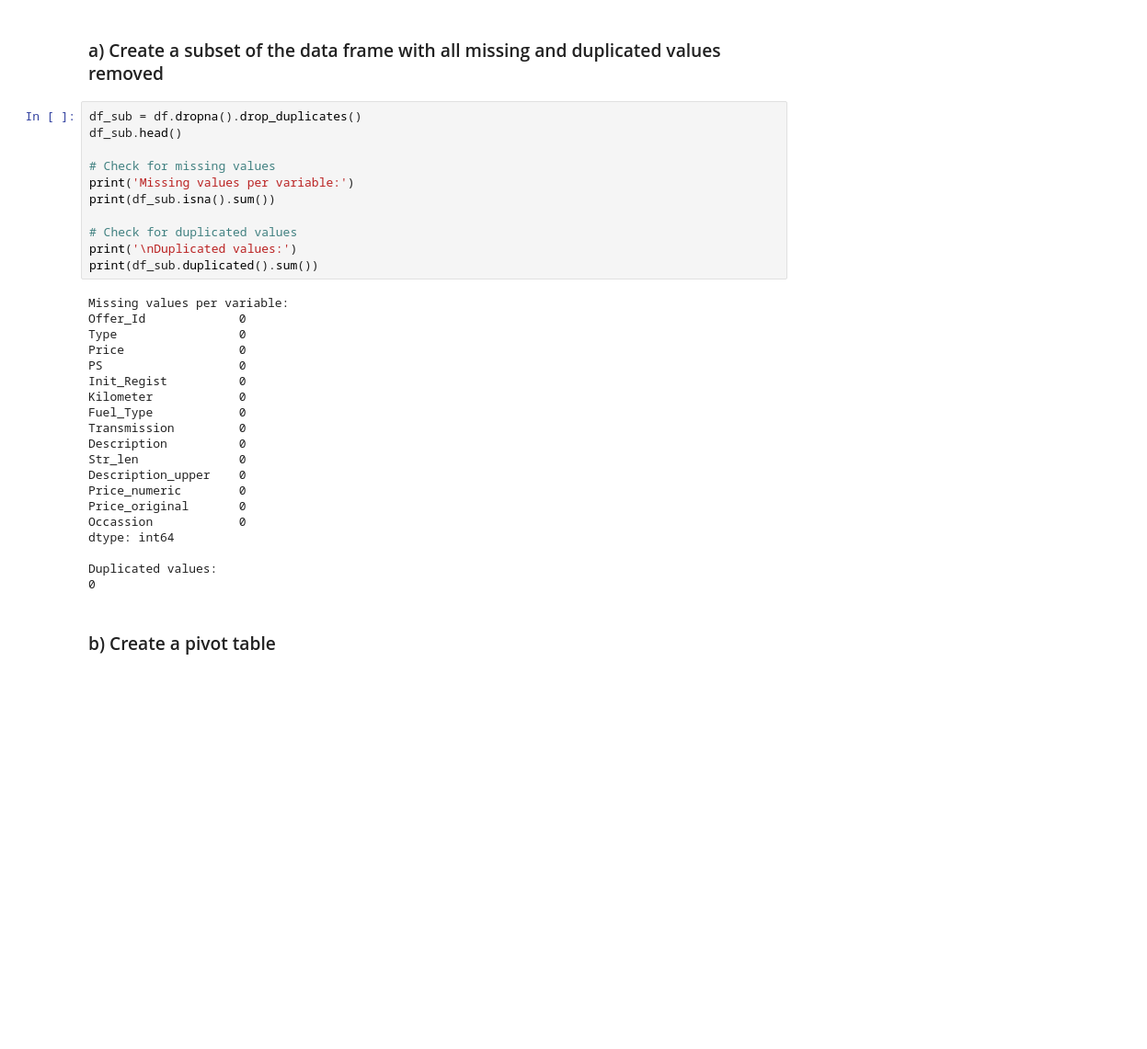
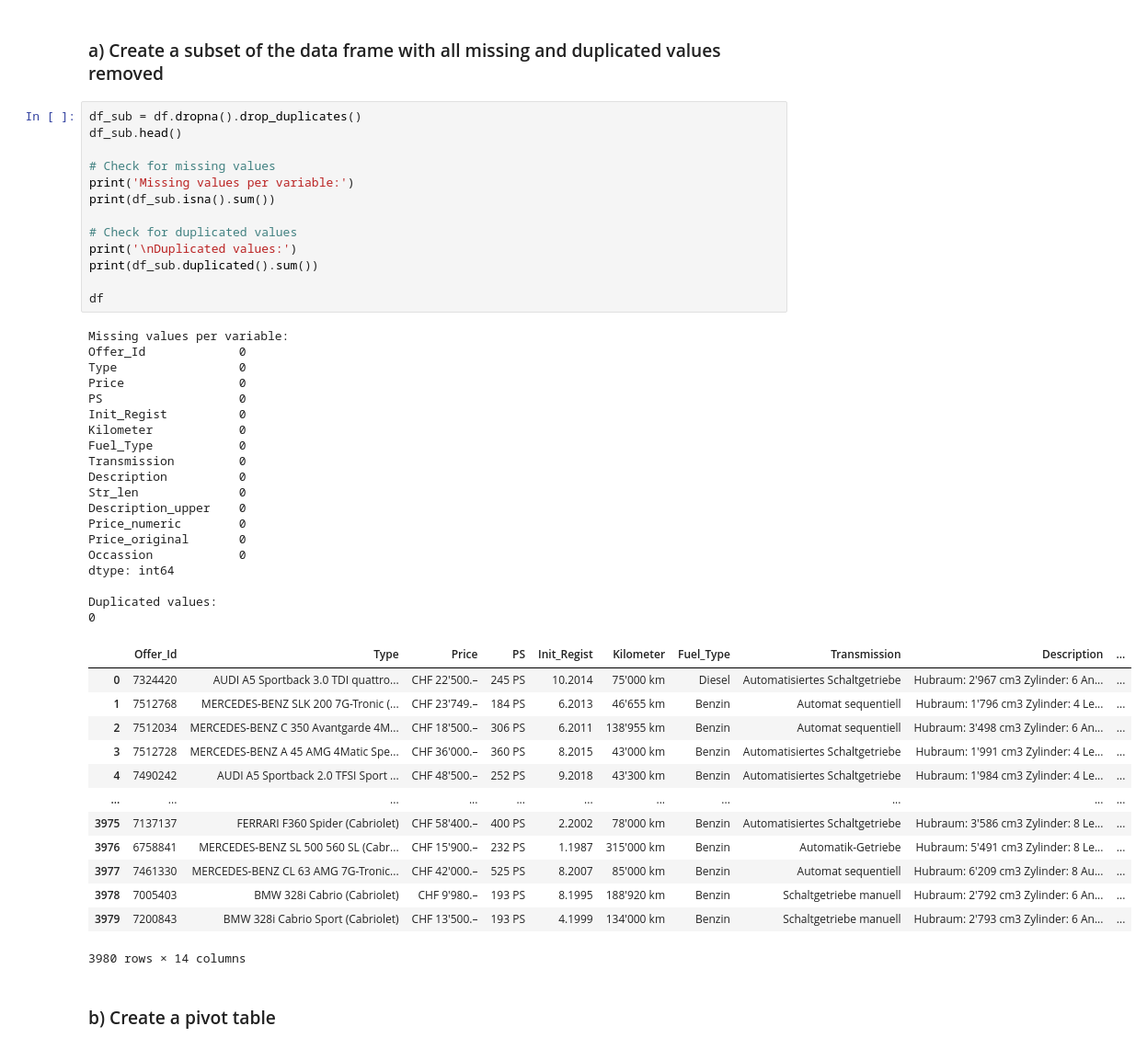
Before and after one commit to husicabe/data_analytics, a Jupyter notebook: GK/Week_03/solution_data_preparation.ipynb, the cells around one changed output. Shown at 92% size. Drawn from its saved outputs; the diff is of its cells as text; blank space fills up the shorter version.

```diff
--- a/GK/Week_03/solution_data_preparation.ipynb
+++ b/GK/Week_03/solution_data_preparation.ipynb
@@ -143,33 +143,48 @@ df.head()
 df_sub = df.dropna().drop_duplicates()
 df_sub.head()
 
 # Check for missing values
 print('Missing values per variable:')
 print(df_sub.isna().sum())
 
 # Check for duplicated values
 print('\nDuplicated values:')
 print(df_sub.duplicated().sum())
+
+df
 # %% [output]
 Missing values per variable:
 Offer_Id             0
 Type                 0
 Price                0
 PS                   0
 Init_Regist          0
 Kilometer            0
 Fuel_Type            0
 Transmission         0
 Description          0
 Str_len              0
 Description_upper    0
 Price_numeric        0
 Price_original       0
 Occassion            0
 dtype: int64
 
 Duplicated values:
 0
+|  | Offer_Id | Type | Price | PS | Init_Regist | Kilometer | Fuel_Type | Transmission | Description | ... |
+| 0 | 7324420 | AUDI A5 Sportback 3.0 TDI quattro... | CHF 22'500.– | 245 PS | 10.2014 | 75'000 km | Diesel | Automatisiertes Schaltgetriebe | Hubraum: 2'967 cm3 Zylinder: 6 An... | ... |
+| 1 | 7512768 | MERCEDES-BENZ SLK 200 7G-Tronic (... | CHF 23'749.– | 184 PS | 6.2013 | 46'655 km | Benzin | Automat sequentiell | Hubraum: 1'796 cm3 Zylinder: 4 Le... | ... |
+| 2 | 7512034 | MERCEDES-BENZ C 350 Avantgarde 4M... | CHF 18'500.– | 306 PS | 6.2011 | 138'955 km | Benzin | Automat sequentiell | Hubraum: 3'498 cm3 Zylinder: 6 An... | ... |
+| 3 | 7512728 | MERCEDES-BENZ A 45 AMG 4Matic Spe... | CHF 36'000.– | 360 PS | 8.2015 | 43'000 km | Benzin | Automatisiertes Schaltgetriebe | Hubraum: 1'991 cm3 Zylinder: 4 Le... | ... |
+| 4 | 7490242 | AUDI A5 Sportback 2.0 TFSI Sport ... | CHF 48'500.– | 252 PS | 9.2018 | 43'300 km | Benzin | Automatisiertes Schaltgetriebe | Hubraum: 1'984 cm3 Zylinder: 4 Le... | ... |
+| ... | ... | ... | ... | ... | ... | ... | ... | ... | ... | ... |
+| 3975 | 7137137 | FERRARI F360 Spider (Cabriolet) | CHF 58'400.– | 400 PS | 2.2002 | 78'000 km | Benzin | Automatisiertes Schaltgetriebe | Hubraum: 3'586 cm3 Zylinder: 8 Le... | ... |
+| 3976 | 6758841 | MERCEDES-BENZ SL 500 560 SL (Cabr... | CHF 15'900.– | 232 PS | 1.1987 | 315'000 km | Benzin | Automatik-Getriebe | Hubraum: 5'491 cm3 Zylinder: 8 Le... | ... |
+| 3977 | 7461330 | MERCEDES-BENZ CL 63 AMG 7G-Tronic... | CHF 42'000.– | 525 PS | 8.2007 | 85'000 km | Benzin | Automat sequentiell | Hubraum: 6'209 cm3 Zylinder: 8 Au... | ... |
+| 3978 | 7005403 | BMW 328i Cabrio (Cabriolet) | CHF 9'980.– | 193 PS | 8.1995 | 188'920 km | Benzin | Schaltgetriebe manuell | Hubraum: 2'792 cm3 Zylinder: 6 An... | ... |
+| 3979 | 7200843 | BMW 328i Cabrio Sport (Cabriolet) | CHF 13'500.– | 193 PS | 4.1999 | 134'000 km | Benzin | Schaltgetriebe manuell | Hubraum: 2'793 cm3 Zylinder: 6 An... | ... |
+3980 rows × 14 columns
 # %% [markdown]
 ###  b) Create a pivot table
 # %%
```
Also changed, not shown: 3 other files.
